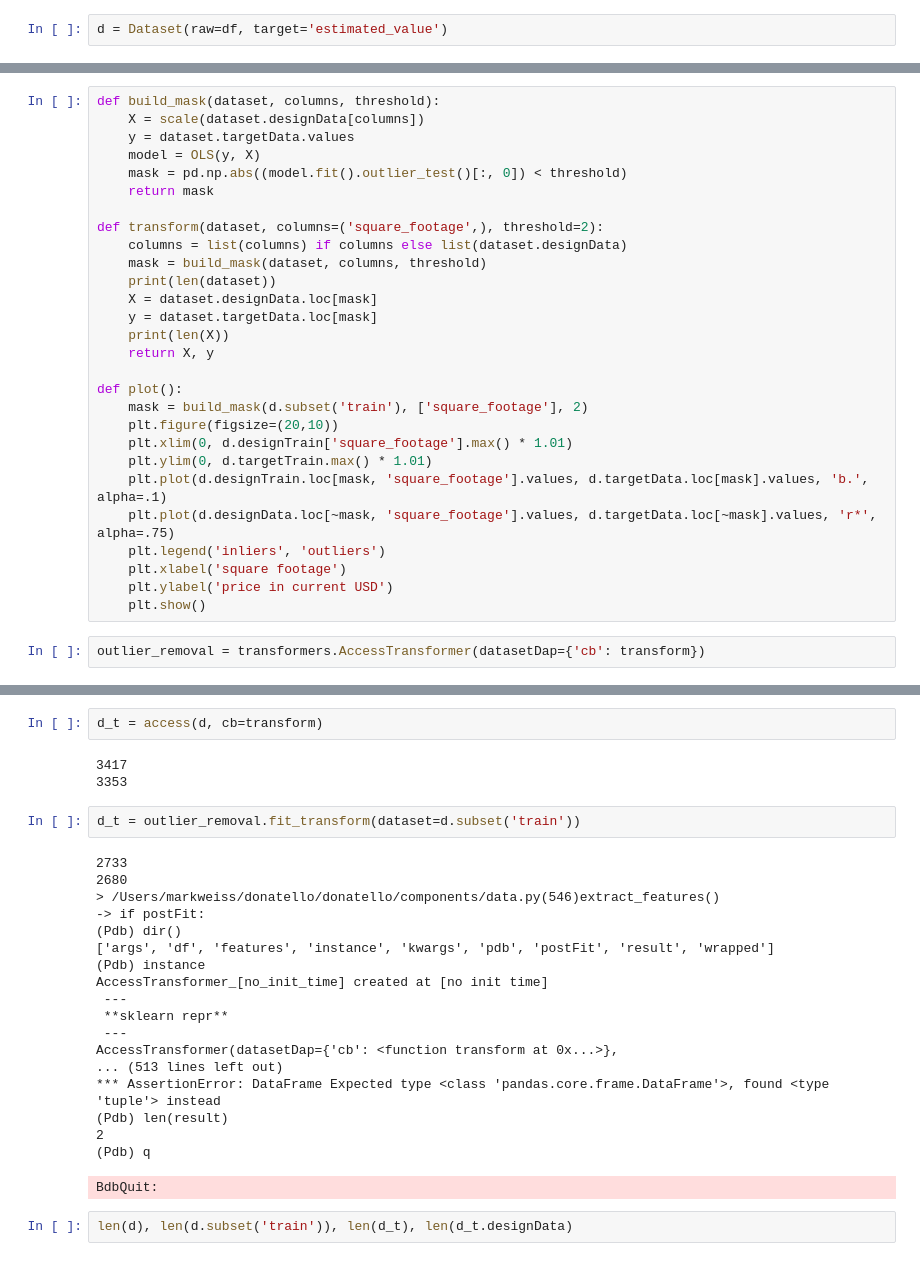
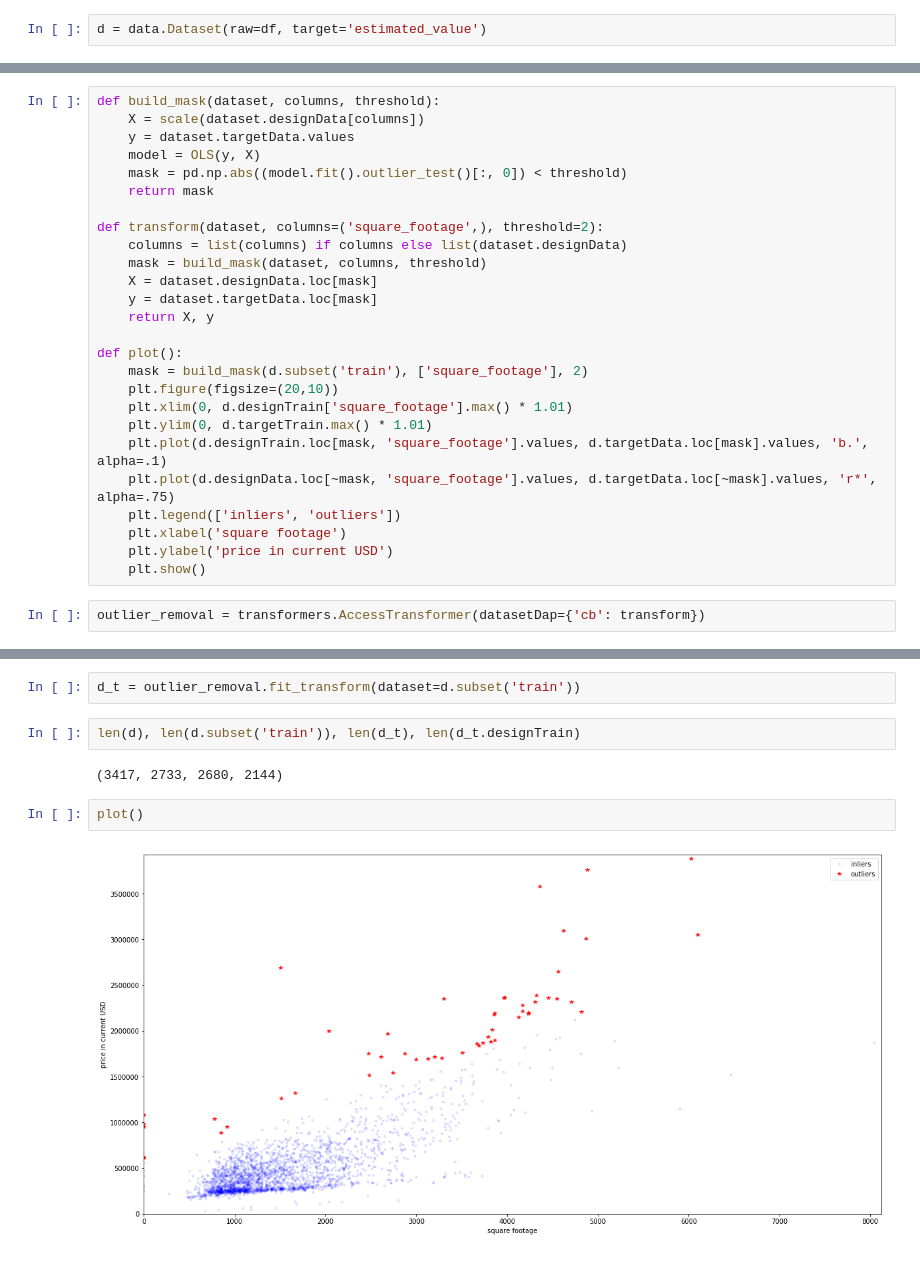
Before and after one commit to marksweissma/donatello, a Jupyter notebook: housing_prices.ipynb, the cells around one changed output, grey strips where cells are left out. Saved outputs shown, nothing was run; the diff lists cells and outputs as text.

Commit message:
syntax error

```diff
--- a/housing_prices.ipynb
+++ b/housing_prices.ipynb
@@ -43,5 +143,5 @@ df.head()
 # %%
-d = Dataset(raw=df, target='estimated_value')
+d = data.Dataset(raw=df, target='estimated_value')
 # %%
 d.targetTrain.plot(kind='kde', xlim=(0,1000000))
 plt.show()
@@ -58,10 +158,8 @@ def build_mask(dataset, columns, threshold):
 def transform(dataset, columns=('square_footage',), threshold=2):
     columns = list(columns) if columns else list(dataset.designData)
     mask = build_mask(dataset, columns, threshold)
-    print(len(dataset))
     X = dataset.designData.loc[mask]
     y = dataset.targetData.loc[mask]
-    print(len(X))
     return X, y
 
 def plot():
@@ -71,7 +169,7 @@ def plot():
     plt.ylim(0, d.targetTrain.max() * 1.01)
     plt.plot(d.designTrain.loc[mask, 'square_footage'].values, d.targetData.loc[mask].values, 'b.', alpha=.1)
     plt.plot(d.designData.loc[~mask, 'square_footage'].values, d.targetData.loc[~mask].values, 'r*', alpha=.75)
-    plt.legend('inliers', 'outliers')
+    plt.legend(['inliers', 'outliers'])
     plt.xlabel('square footage')
     plt.ylabel('price in current USD')
     plt.show()
@@ -82,28 +178,10 @@ from donatello.utils.helpers import access
-# %%
-d_t = access(d, cb=transform)
-# %% [output]
-3417
-3353
 # %%
 d_t = outlier_removal.fit_transform(dataset=d.subset('train'))
-# %% [output]
-2733
-2680
-> /Users/markweiss/donatello/donatello/components/data.py(546)extract_features()
--> if postFit:
-(Pdb) dir()
-['args', 'df', 'features', 'instance', 'kwargs', 'pdb', 'postFit', 'result', 'wrapped']
-(Pdb) instance
-AccessTransformer_[no_init_time] created at [no init time]
- ---
- **sklearn repr**
- ---
-AccessTransformer(datasetDap={'cb': <function transform at 0x...>},
-... (513 lines left out)
-*** AssertionError: DataFrame Expected type <class 'pandas.core.frame.DataFrame'>, found <type 'tuple'> instead
-(Pdb) len(result)
-2
-(Pdb) q
-BdbQuit:
 # %%
-len(d), len(d.subset('train')), len(d_t), len(d_t.designData)
+len(d), len(d.subset('train')), len(d_t), len(d_t.designTrain)
+# %% [output]
+(3417, 2733, 2680, 2144)
+# %%
+plot()
+# %% [output]
+[figure, added]
```
Also changed, not shown: parts of 8 cells of this notebook, 1 other file.
